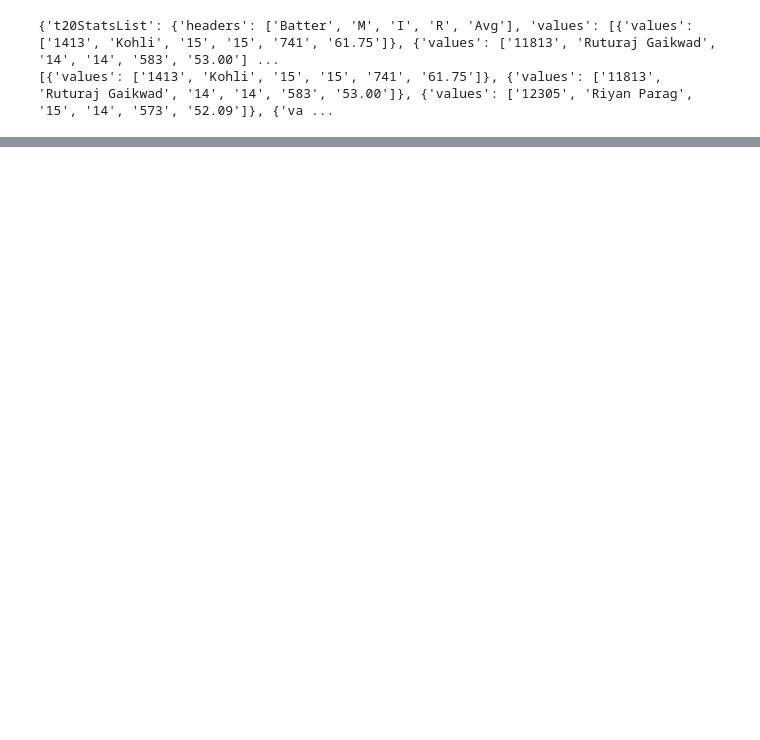
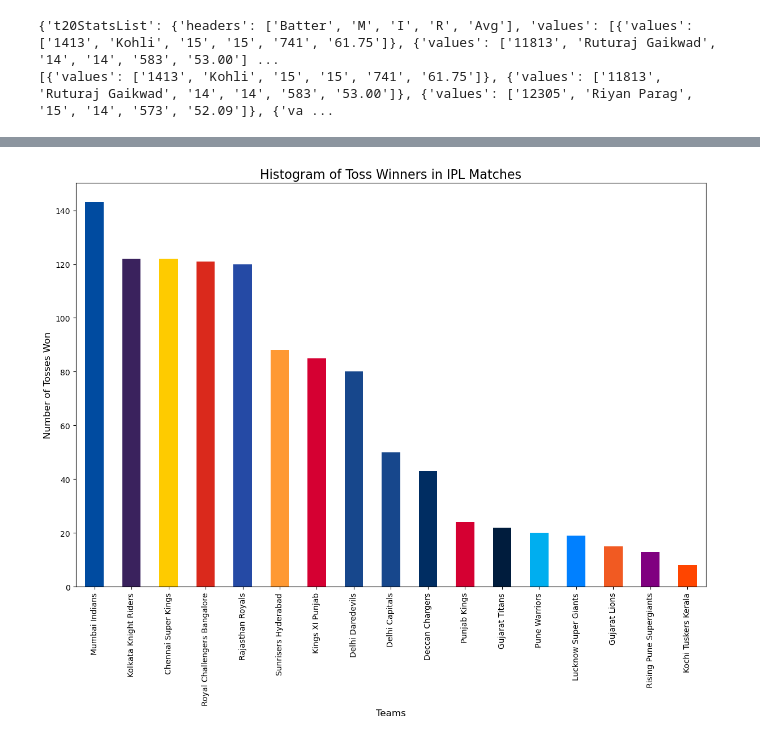
Before and after one commit to allstarmayu/MaddyInfinium, a Jupyter notebook: Machine Learning Project Assigngmen IPL Analysis.ipynb, the cells around one changed output, grey strips where cells are left out. Cells and saved outputs as stored; diff of their text form; code cells hidden in the pictures; blank space fills up the shorter version.

```diff
--- a/Machine Learning Project Assigngmen IPL Analysis.ipynb
+++ b/Machine Learning Project Assigngmen IPL Analysis.ipynb
@@ -429,0 +751,3 @@ df
+# %%
+df_matches = pd.read_csv('/Users/mayureshdongare/Desktop/CU Docs/Machine Learning/matches_cleaned.csv')
+df_delivery = pd.read_csv('/Users/mayureshdongare/Desktop/CU Docs/Machine Learning/delivery_cleaned.csv')
@@ -429,0 +810,40 @@ df
+# %%
+# Team colors based on IPL jerseys
+toss_winner_counts = df_matches['toss_winner'].value_counts()
+team_colors = {
+    'Royal Challengers Bangalore': '#DA291C',  # Red
+    'Chennai Super Kings': '#FECB00',  # Yellow
+    'Rajasthan Royals': '#254AA5',  # Blue
+    'Mumbai Indians': '#004BA0',  # Blue
+    'Deccan Chargers': '#002D62',  # Dark Blue
+    'Kings XI Punjab': '#D50032',  # Red
+    'Kolkata Knight Riders': '#3A225D',  # Purple
+    'Delhi Daredevils': '#17478C',  # Blue
+    'Kochi Tuskers Kerala': '#FF4500',  # Orange
+    'Pune Warriors': '#00AEEF',  # Teal Blue
+    'Sunrisers Hyderabad': '#FF9933',  # Orange
+    'Gujarat Lions': '#F15A22',  # Orange
+    'Rising Pune Supergiants': '#800080',  # Purple
+    'Rising Pune Supergiant': '#800080',  # Purple
+    'Delhi Capitals': '#17478C',  # Blue
+    'Punjab Kings': '#D50032',  # Red
+    'Gujarat Titans': '#001C3D',  # Dark Blue
+    'Lucknow Super Giants': '#0080FF',  # Light Blue
+    'Royal Challengers Bengaluru': '#DA291C'  # Red
+}
+
+# Apply the team colors to the bar plot
+team_names = toss_winner_counts.index
+colors = [team_colors.get(team, 'gray') for team in team_names]
+
+# Plot with assigned colors
+plt.figure(figsize=(12, 10))
+toss_winner_counts.plot(kind='bar', color=colors)
+plt.title('Histogram of Toss Winners in IPL Matches', fontsize=16)
+plt.xlabel('Teams', fontsize=12)
+plt.ylabel('Number of Tosses Won', fontsize=12)
+plt.xticks(rotation=90)
+plt.tight_layout()
+plt.show()
+# %% [output]
+[figure, added]
```
Also changed, not shown: parts of 45 cells of this notebook.
